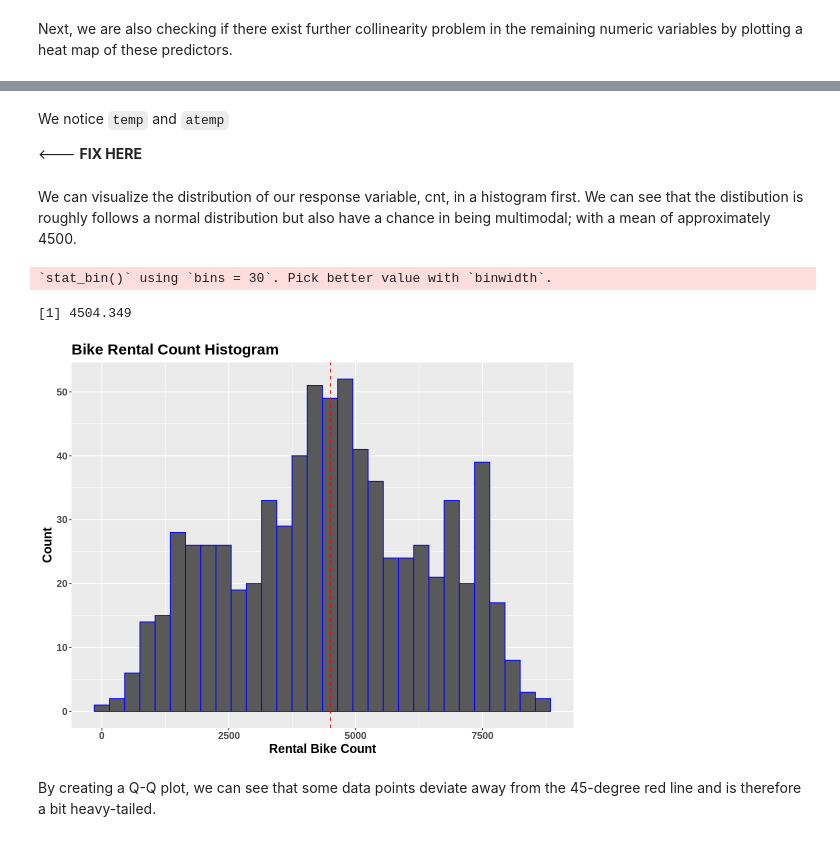
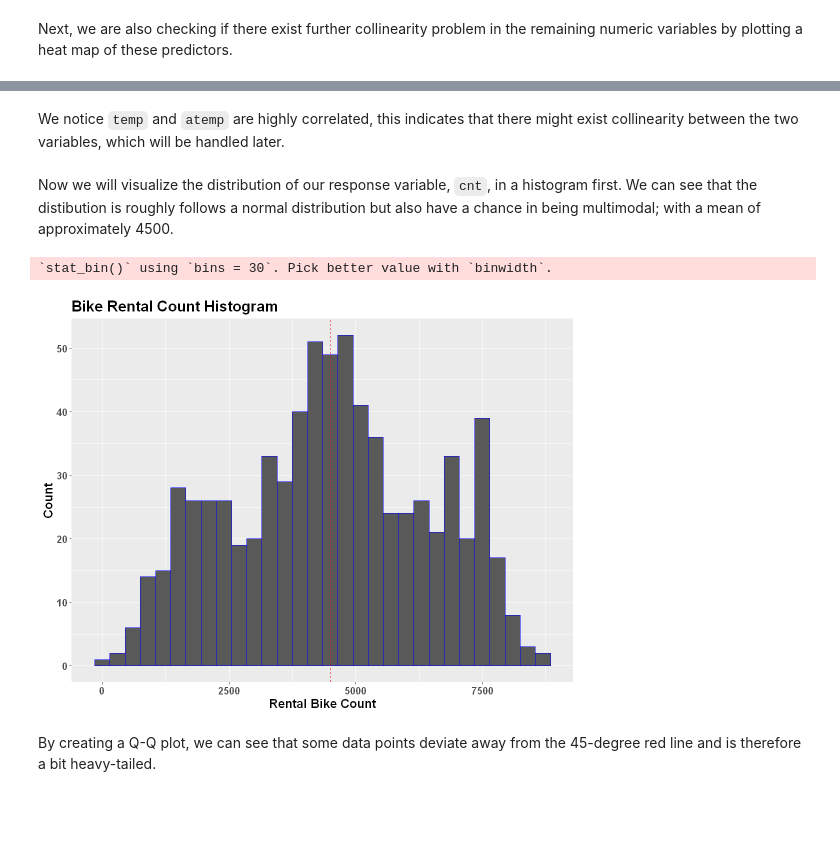
Before and after one commit to tonyliang19/stat301-group-project, a Jupyter notebook: src/proposal.ipynb, the cells around one changed output, grey strips where cells are left out. Cells and saved outputs as stored; diff of their text form; code cells hidden in the pictures; blank space fills up the shorter version.

```diff
--- a/src/proposal.ipynb
+++ b/src/proposal.ipynb
@@ -157,21 +157,18 @@ plot_corr_matrix
 # %% [markdown]
-We notice `temp` and `atemp`
-
-<--- **FIX HERE**
+We notice `temp` and `atemp` are highly correlated, this indicates that there might exist collinearity between the two variables, which will be handled later.
 # %% [markdown]
-We can visualize the distribution of our response variable, cnt, in a histogram first. We can see that the distibution is roughly follows a normal distribution but also have a chance in being multimodal; with a mean of approximately 4500.
+Now we will visualize the distribution of our response variable, `cnt`, in a histogram first. We can see that the distibution is roughly follows a normal distribution but also have a chance in being multimodal; with a mean of approximately 4500.
 # %%
-options(repr.plot.width=9, repr.plot.height=7)
 bike_wrangled %>% ggplot(aes(x = cnt)) +
     geom_histogram(alpha = 2,color = "blue") +
     geom_vline(aes(xintercept=mean(cnt)), color="red",
              linetype="dashed")+
-    labs(title="Bike Rental Count Histogram",x="Rental Bike Count", y = "Count")+
+    labs(title="Bike Rental Count Histogram",x="Rental Bike Count",
+         y = "Count")+
     theme(text=element_text(size=15, face = "bold"))
 # %% [output]
 `stat_bin()` using `bins = 30`. Pick better value with `binwidth`.
-[1] 4504.349
-[figure, old version]
+[figure, new version]
 # %% [markdown]
 By creating a Q-Q plot, we can see that some data points deviate away from the 45-degree red line and is therefore a bit heavy-tailed.
 # %%
```
Also changed, not shown: parts of 6 cells of this notebook.
